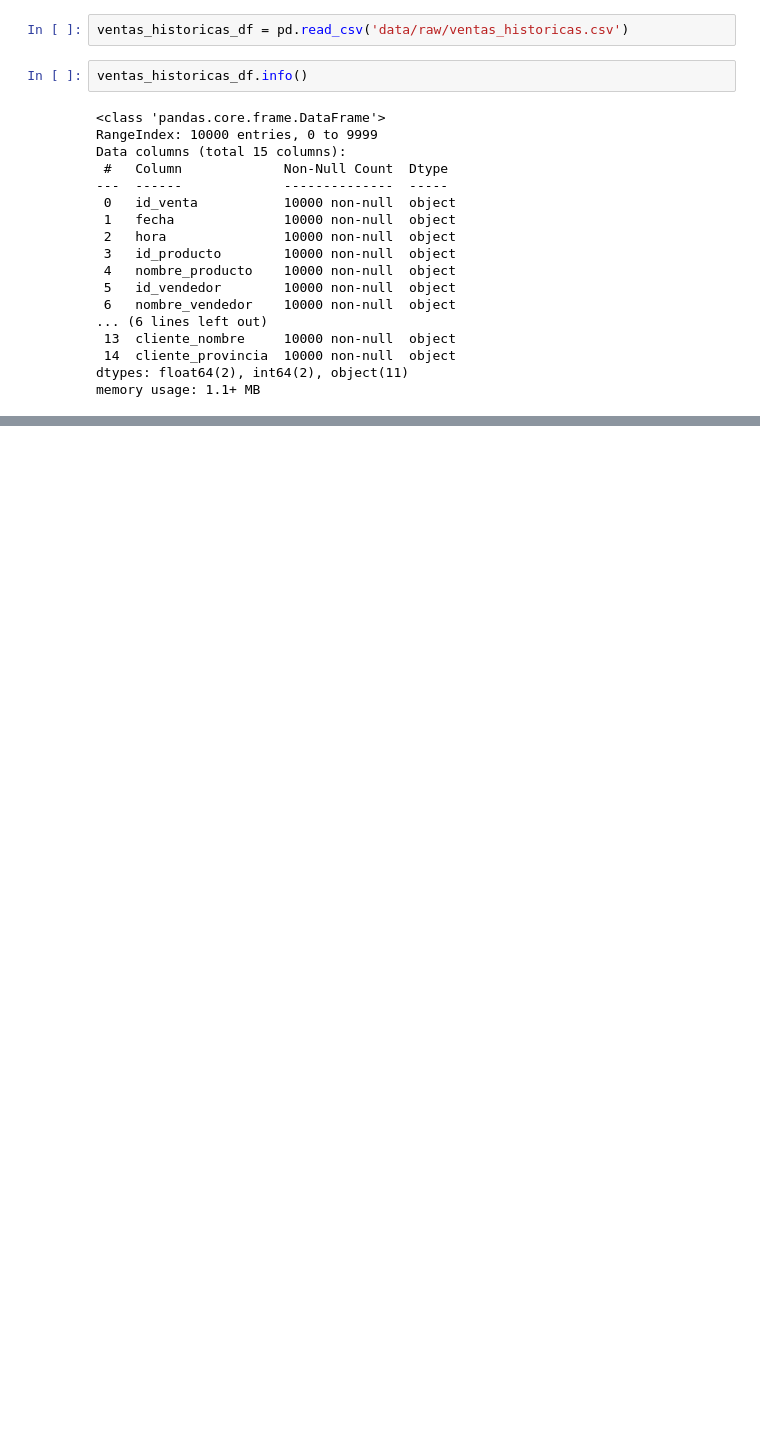
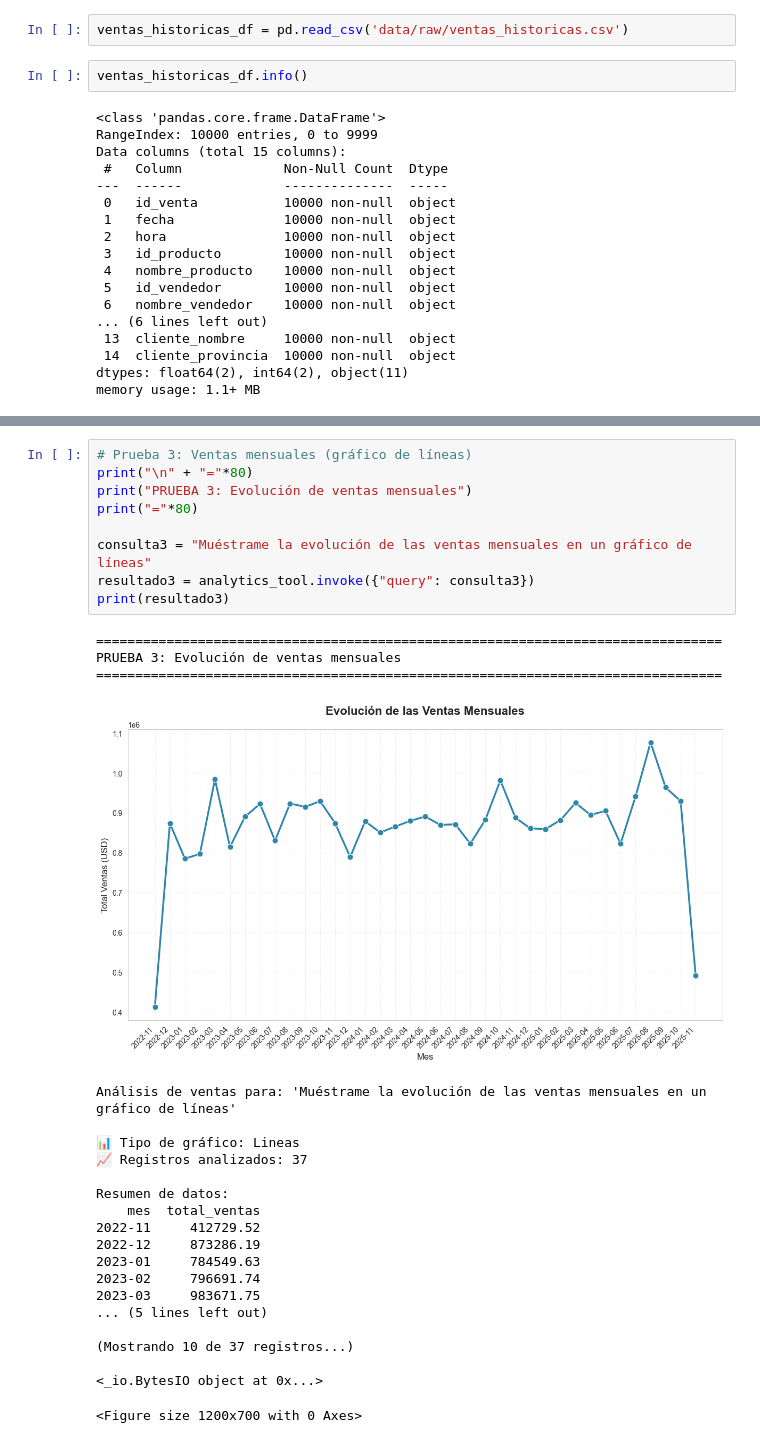
Before and after one commit to valenrosito/nlp-rag-agent-electrodomesticos, a Jupyter notebook: 2.rag_agent.ipynb, the cells around one changed output, grey strips where cells are left out. Drawn from its saved outputs; the diff is of its cells as text; blank space fills up the shorter version.

```diff
--- a/2.rag_agent.ipynb
+++ b/2.rag_agent.ipynb
@@ -1920,0 +2226,32 @@ memory usage: 1.1+ MB
+# %%
+# Prueba 3: Ventas mensuales (gráfico de líneas)
+print("\n" + "="*80)
+print("PRUEBA 3: Evolución de ventas mensuales")
+print("="*80)
+
+consulta3 = "Muéstrame la evolución de las ventas mensuales en un gráfico de líneas"
+resultado3 = analytics_tool.invoke({"query": consulta3})
+print(resultado3)
+# %% [output]
+================================================================================
+PRUEBA 3: Evolución de ventas mensuales
+================================================================================
+[figure, added]
+Análisis de ventas para: 'Muéstrame la evolución de las ventas mensuales en un gráfico de líneas'
+
+📊 Tipo de gráfico: Lineas
+📈 Registros analizados: 37
+
+Resumen de datos:
+    mes  total_ventas
+2022-11     412729.52
+2022-12     873286.19
+2023-01     784549.63
+2023-02     796691.74
+2023-03     983671.75
+... (5 lines left out)
+
+(Mostrando 10 de 37 registros...)
+
+<_io.BytesIO object at 0x...>
+<Figure size 1200x700 with 0 Axes>
```
Also changed, not shown: parts of 36 cells of this notebook, 3 other files.
